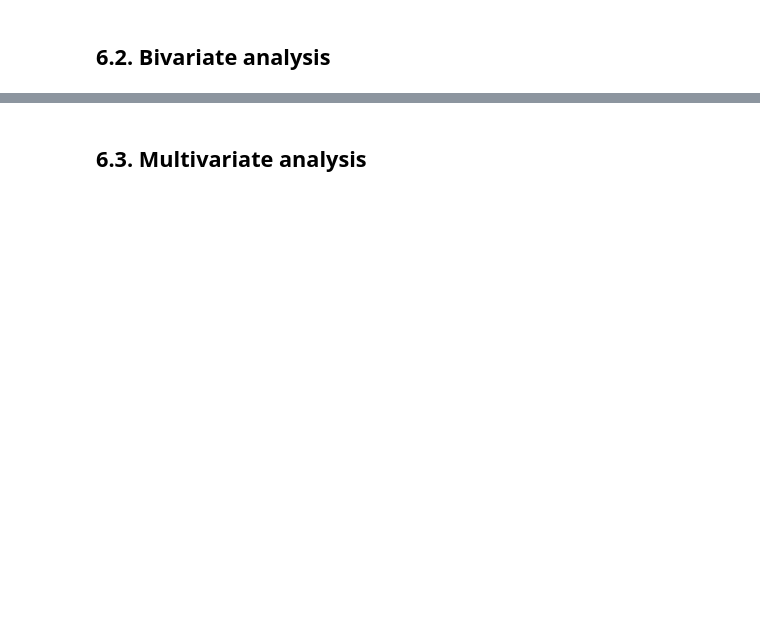
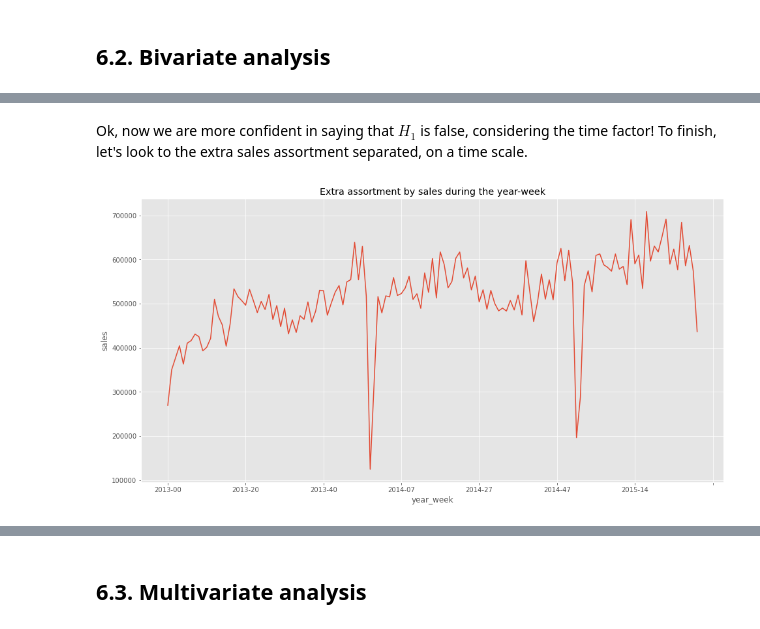
Before and after one commit to Emersonmiady/data-science-em-producao, a Jupyter notebook: rossman_store_sales.ipynb, the cells around one changed output, grey strips where cells are left out. Drawn from its saved outputs; the diff is of its cells as text; code cells hidden in the pictures; blank space fills up the shorter version.

```diff
--- a/rossman_store_sales.ipynb
+++ b/rossman_store_sales.ipynb
@@ -969,0 +1025,13 @@ Again, this variable should probably be important for our models.
+# %% [markdown]
+Ok, now we are more confident in saying that $H_1$ is false, considering the time factor! To finish, let's look to the extra sales assortment separated, on a time scale.
+# %%
+# Creating an extra assortment df
+h1_df_extra = h1_df[h1_df['assortment'] == 'extra'].drop('assortment', axis=1)
+h1_df_extra.index = h1_df_extra['year_week']
+
+# Lineplot
+h1_df_extra.plot(figsize=(16, 8), legend=False)
+plt.title('Extra assortment by sales during the year-week')
+plt.ylabel('sales');
+# %% [output]
+[figure, added]
```
Also changed, not shown: parts of 30 cells of this notebook.
